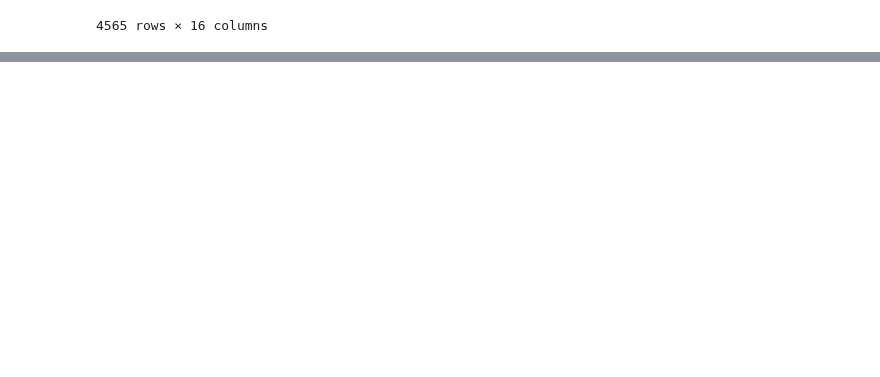
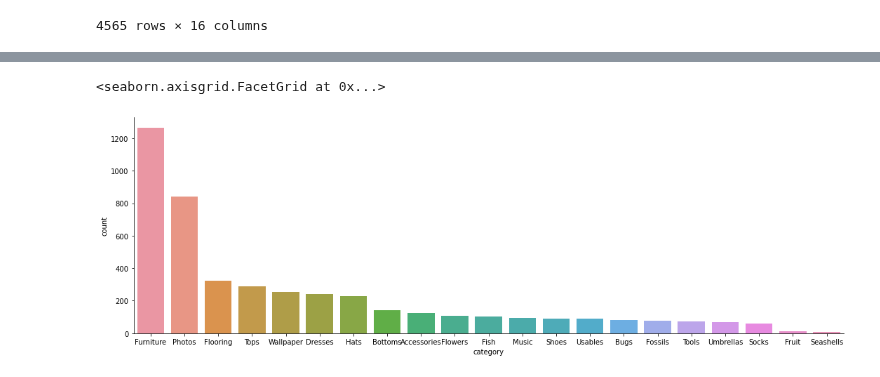
Before and after one commit to ismailkad/acnh_project, a Jupyter notebook: sy09.ipynb, the cells around one changed output, grey strips where cells are left out. Cells and saved outputs as stored; diff of their text form; code cells hidden in the pictures; blank space fills up the shorter version.

```diff
--- a/sy09.ipynb
+++ b/sy09.ipynb
@@ -284,3 +301,9 @@ items.loc[items['recipe'].notnull()]
+# %%
+sns.catplot(kind="count", x="category", data=items, order=list(items["category"].value_counts().sort_values(ascending=False).index),
+            orient="h", aspect=3.0)
+# %% [output]
+<seaborn.axisgrid.FacetGrid at 0x...>
+[figure, added]
 # %%
 #Check for missing values and some overall info about the data set
 items.info()
```
Also changed, not shown: parts of 23 cells of this notebook, 11 other files.
